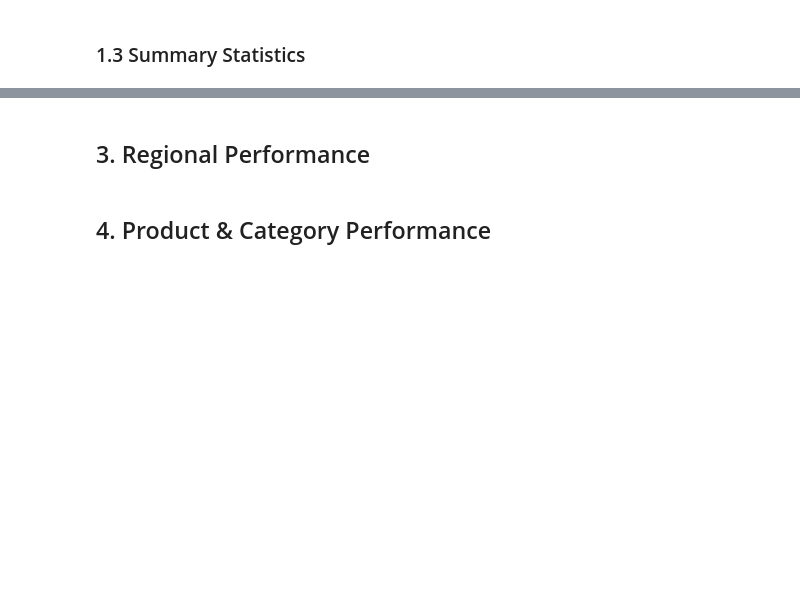
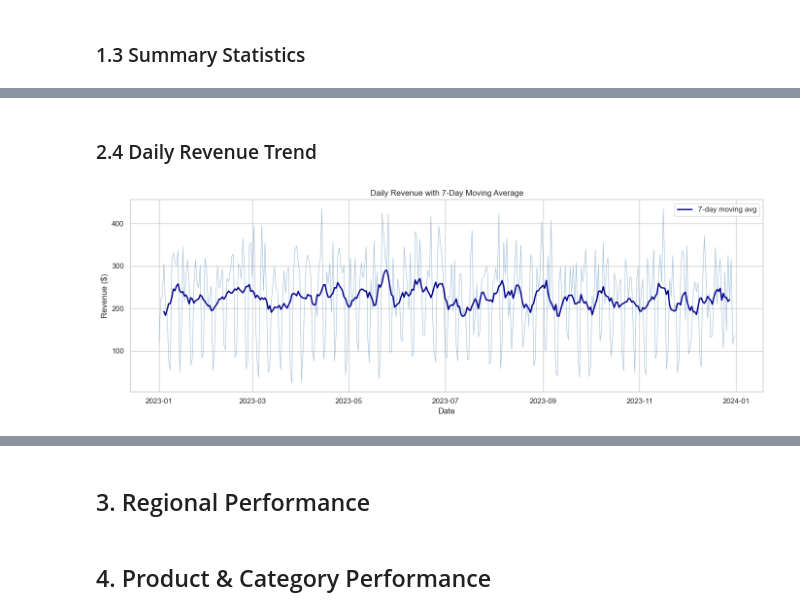
Before and after one commit to monish-ssc/canai-cafe-team-a, a Jupyter notebook: notebooks/02_eda_insights.ipynb, the cells around one changed output, grey strips where cells are left out. Drawn from its saved outputs; the diff is of its cells as text; code cells hidden in the pictures; blank space fills up the shorter version.

```diff
--- a/notebooks/02_eda_insights.ipynb
+++ b/notebooks/02_eda_insights.ipynb
@@ -73,0 +114,26 @@ df[['Quantity', 'Price Per Unit', 'Total Spent']].describe()
+# %%
+monthly = df.set_index('Transaction Date').resample('MS').agg(
+    revenue=('Total Spent', 'sum'),
+    transactions=('Transaction ID', 'count'),
+    units=('Quantity', 'sum')
+).reset_index()
+monthly['month_label'] = monthly['Transaction Date'].dt.strftime('%b %Y')
+
+fig, ax1 = plt.subplots(figsize=(12, 5))
+ax1.bar(monthly['Transaction Date'], monthly['revenue'], width=20, alpha=0.6, color='steelblue', label='Revenue')
+ax1.set_ylabel('Revenue ($)', color='steelblue')
+ax1.set_xlabel('Month')
+ax1.tick_params(axis='y', labelcolor='steelblue')
+
+ax2 = ax1.twinx()
+ax2.plot(monthly['Transaction Date'], monthly['transactions'], color='coral', marker='o', linewidth=2, label='Transactions')
+ax2.set_ylabel('Transaction Count', color='coral')
+ax2.tick_params(axis='y', labelcolor='coral')
+
+ax1.set_title('Monthly Revenue & Transaction Volume')
+fig.legend(loc='upper left', bbox_to_anchor=(0.12, 0.88))
+plt.tight_layout()
+plt.savefig(f'{CHARTS_DIR}monthly_revenue_transactions.png', dpi=150, bbox_inches='tight')
+plt.show()
+
+print(monthly[['month_label', 'revenue', 'transactions', 'units']].to_string(index=False))
@@ -73,0 +216,21 @@ df[['Quantity', 'Price Per Unit', 'Total Spent']].describe()
+# %% [markdown]
+### 2.4 Daily Revenue Trend
+# %%
+daily = df.set_index('Transaction Date').resample('D').agg(
+    revenue=('Total Spent', 'sum'),
+    transactions=('Transaction ID', 'count')
+).reset_index()
+
+fig, ax = plt.subplots(figsize=(14, 5))
+ax.plot(daily['Transaction Date'], daily['revenue'], color='steelblue', linewidth=0.8, alpha=0.5)
+daily['revenue_7d'] = daily['revenue'].rolling(7, center=True).mean()
+ax.plot(daily['Transaction Date'], daily['revenue_7d'], color='darkblue', linewidth=2, label='7-day moving avg')
+ax.set_title('Daily Revenue with 7-Day Moving Average')
+ax.set_xlabel('Date')
+ax.set_ylabel('Revenue ($)')
+ax.legend()
+plt.tight_layout()
+plt.savefig(f'{CHARTS_DIR}daily_revenue_trend.png', dpi=150, bbox_inches='tight')
+plt.show()
+# %% [output]
+[figure, added]
```
Also changed, not shown: parts of 18 cells of this notebook, 6 other files.
